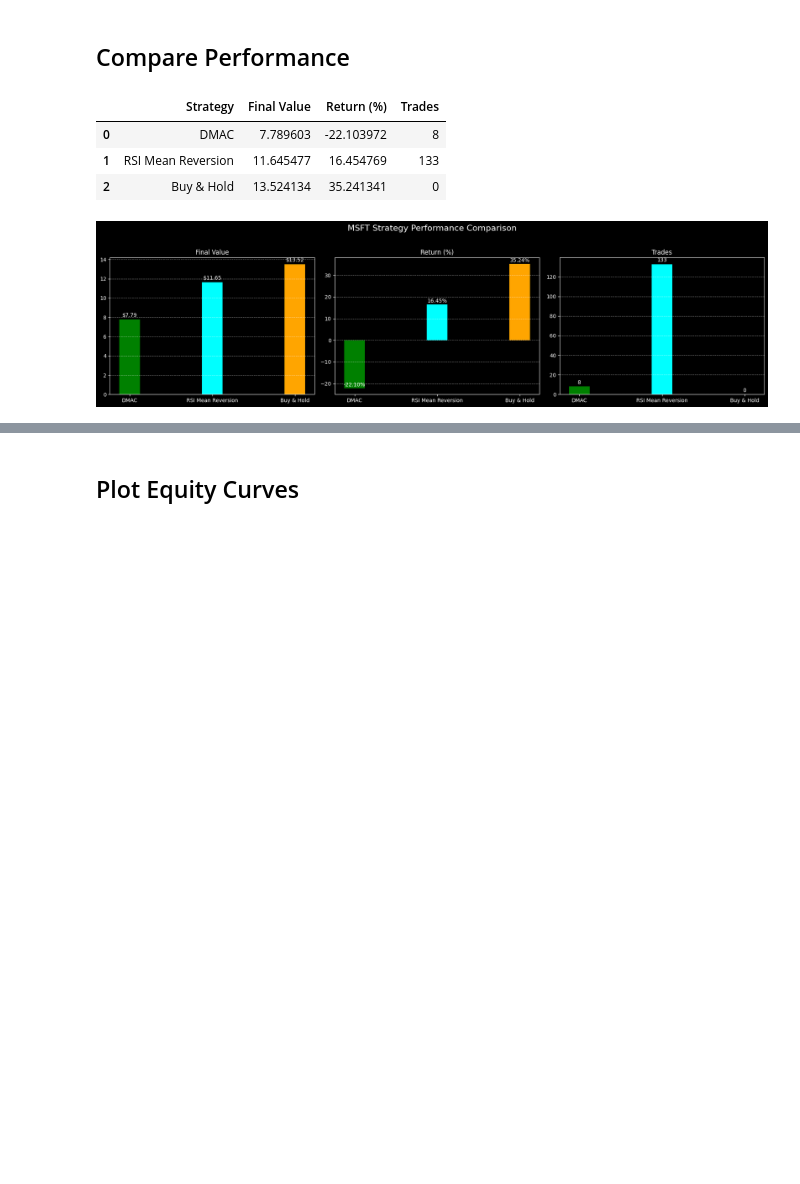
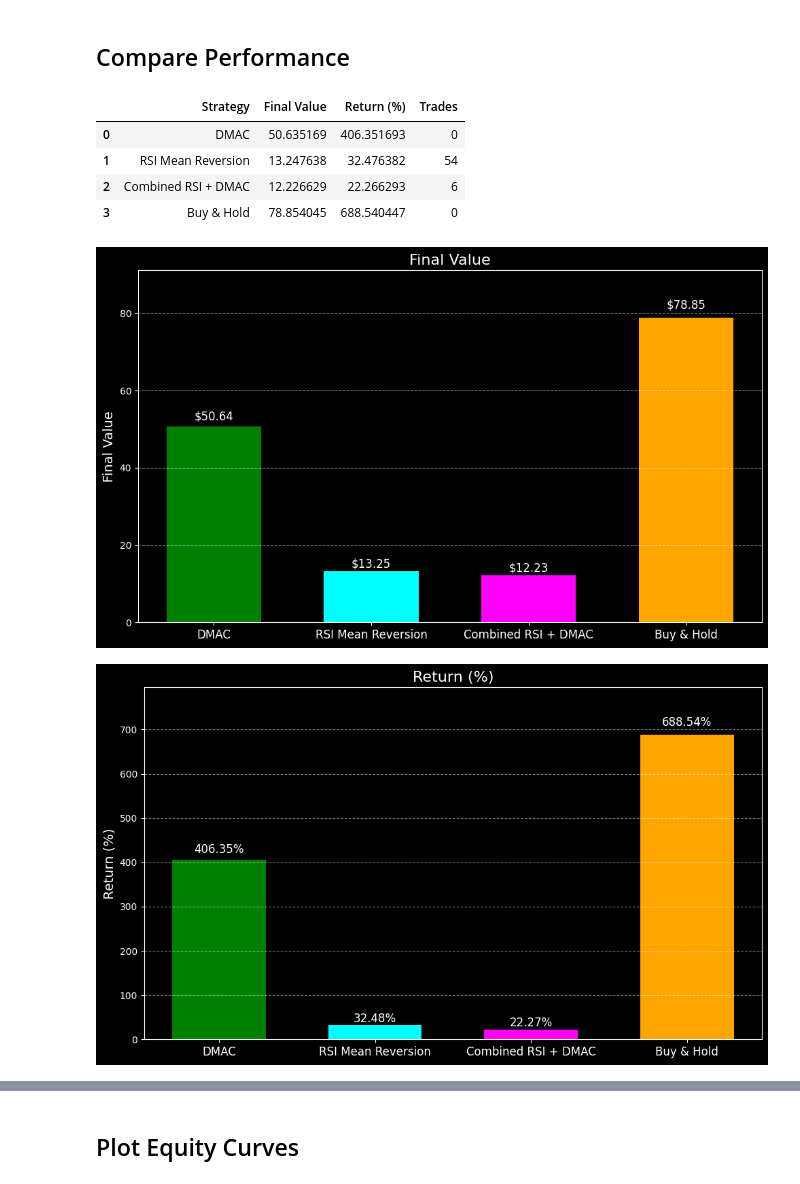
Before and after one commit to Brianhulela/RSI_vs_DMAC_comparative_analysis, a Jupyter notebook: analysis.ipynb, the cells around one changed output, grey strips where cells are left out. Cells and saved outputs as stored; diff of their text form; code cells hidden in the pictures; blank space fills up the shorter version.

```diff
--- a/analysis.ipynb
+++ b/analysis.ipynb
@@ -16,9 +16,11 @@ import numpy as np
 plt.style.use("dark_background")
 # %% [markdown]
 ## Parameters
+# %%
+test_tickers = ['NVDA', 'AAL', 'MP', 'SOFI', 'TSLA', 'SOUN', 'AMD', 'PROK', 'MBLY', 'PLTR']
 # %%
 # Parameters
-ticker = "MSFT"
+ticker = test_tickers[9]  # Change this to test different tickers
 start_date = "2020-01-01"
 end_date = "2025-06-30"
 train_cutoff_date = "2023-12-31"
@@ -339,7 +498,7 @@ def summarize_results(df, label):
         "Trades": int(trades)
     }
 
-# Calculate Buy & Hold summary based on df_test Close price
+# Buy & Hold summary
 buy_hold_final_value = (df_test['Close'].iloc[-1] / df_test['Close'].iloc[0]) * initial_capital
 buy_hold_return_pct = ((buy_hold_final_value / initial_capital) - 1) * 100
 
@@ -347,50 +506,64 @@ buy_hold_summary = {
     "Strategy": "Buy & Hold",
     "Final Value": buy_hold_final_value,
     "Return (%)": buy_hold_return_pct,
-    "Trades": 0  # no trades for buy & hold
+    "Trades": 0
 }
 
-# Your existing summaries for DMAC and RSI
+# Summaries
 dmac_summary = summarize_results(dmac_test, "DMAC")
 rsi_summary = summarize_results(rsi_test, "RSI Mean Reversion")
+combined_summary = summarize_results(combined_test, "Combined RSI + DMAC")  # <-- Add this line
 
-# Combine all summaries
-summary_df = pd.DataFrame([dmac_summary, rsi_summary, buy_hold_summary])
+# Combine all into one DataFrame
+summary_df = pd.DataFrame([dmac_summary, rsi_summary, combined_summary, buy_hold_summary])
+summary_df.to_csv(f"results/{ticker}.csv", index=False)
 summary_df
 # %% [output]
 |  | Strategy | Final Value | Return (%) | Trades |
-| 0 | DMAC | 7.789603 | -22.103972 | 8 |
-| 1 | RSI Mean Reversion | 11.645477 | 16.454769 | 133 |
-| 2 | Buy & Hold | 13.524134 | 35.241341 | 0 |
+| 0 | DMAC | 50.635169 | 406.351693 | 0 |
+| 1 | RSI Mean Reversion | 13.247638 | 32.476382 | 54 |
+| 2 | Combined RSI + DMAC | 12.226629 | 22.266293 | 6 |
+| 3 | Buy & Hold | 78.854045 | 688.540447 | 0 |
 # %%
 metrics = ['Final Value', 'Return (%)', 'Trades']
 strategies = summary_df['Strategy'].values
-values = summary_df[metrics].values.T  # shape: (3 metrics, 3 strategies)
+values = summary_df[metrics].values.T  # shape: (3 metrics, 4 strategies)
 
 x = np.arange(len(strategies))
-width = 0.25
-
-fig, axs = plt.subplots(1, 3, figsize=(18, 5))
+width = 0.6
+colors = ['green', 'cyan', 'magenta', 'orange']
 
 for i, metric in enumerate(metrics):
-    axs[i].bar(x, values[i], width, color=['green', 'cyan', 'orange'])
-    axs[i].set_title(metric)
-    axs[i].set_xticks(x)
-    axs[i].set_xticklabels(strategies)
-    axs[i].grid(axis='y', linestyle='--', alpha=0.5)
+    fig, ax = plt.subplots(figsize=(10, 6))
 
-    # Annotate bars with values
+    # Draw bars
+    bars = ax.bar(x, values[i], width, color=colors)
+
+    # Labels and title
+    ax.set_title(f"{metric}", fontsize=16)
+    ax.set_ylabel(metric, fontsize=14)
+    ax.set_xticks(x)
+    ax.set_xticklabels(strategies, fontsize=12)
+    ax.grid(axis='y', linestyle='--', alpha=0.5)
+
+    # Let matplotlib auto-handle negative values with auto ylim
+    ymin, ymax = ax.get_ylim()
+    ax.set_ylim(ymin * 1.1 if ymin < 0 else 0, ymax * 1.1)
+
+    # Annotate bars
     for idx, val in enumerate(values[i]):
         if metric == 'Return (%)':
-            axs[i].text(idx, val + max(values[i])*0.01, f"{val:.2f}%", ha='center', va='bottom', fontsize=10)
+            ax.text(idx, val + (0.02 * abs(val)), f"{val:.2f}%", ha='center', va='bottom', fontsize=12)
         elif metric == 'Final Value':
-            axs[i].text(idx, val + max(values[i])*0.01, f"${val:.2f}", ha='center', va='bottom', fontsize=10)
+            ax.text(idx, val + (0.02 * abs(val)), f"${val:.2f}", ha='center', va='bottom', fontsize=12)
         else:
-            axs[i].text(idx, val + max(values[i])*0.01, f"{int(val)}", ha='center', va='bottom', fontsize=10)
+            ax.text(idx, val + (0.02 * abs(val)), f"{int(val)}", ha='center', va='bottom', fontsize=12)
 
-plt.suptitle(f"{ticker} Strategy Performance Comparison", fontsize=16)
-plt.tight_layout(rect=[0, 0, 1, 0.95])
-plt.savefig("strategy_performance_comparison.png", dpi=300)
-plt.show()
+    # Save each chart separately
+    filename = f"{metric.lower().replace(' ', '_')}_bar_chart.png"
+    plt.tight_layout()
+    plt.savefig(filename, dpi=300)
+    plt.show()
 # %% [output]
-[figure, old version]
+[figure, new version]
+[figure, added]
```
Also changed, not shown: parts of 16 cells of this notebook, 34 other files.
